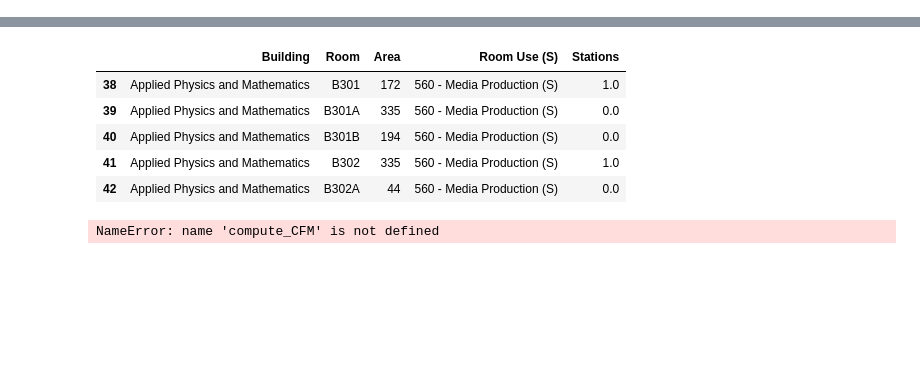
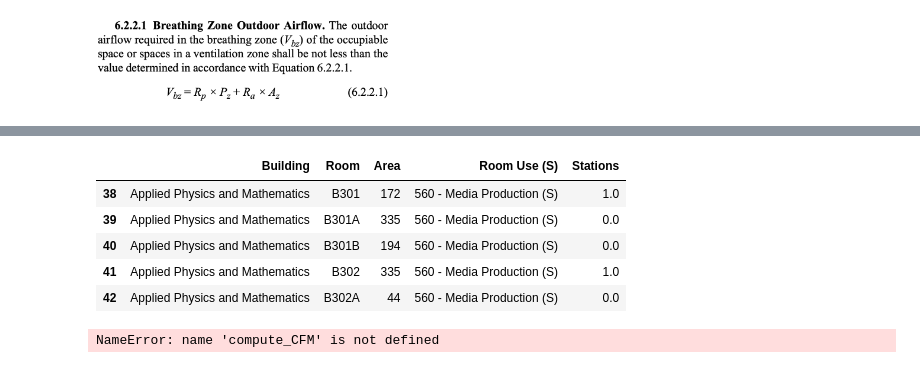
Before and after one commit to nichkho/Infection-Risk-App, a Jupyter notebook: notebooks/extractingbuildingdata.ipynb, the cells around one changed output, grey strips where cells are left out. Saved outputs shown, nothing was run; the diff lists cells and outputs as text; code cells hidden in the pictures; blank space fills up the shorter version.

```diff
--- a/notebooks/extractingbuildingdata.ipynb
+++ b/notebooks/extractingbuildingdata.ipynb
@@ -29,0 +25,4 @@ def extract_buildingData(bd_filepath, building_name):
+# %%
+Image(filename='images/ashrae2.png', width=300)
+# %% [output]
+[figure, added]
```
Also changed, not shown: parts of 9 cells of this notebook, 1 other file.
